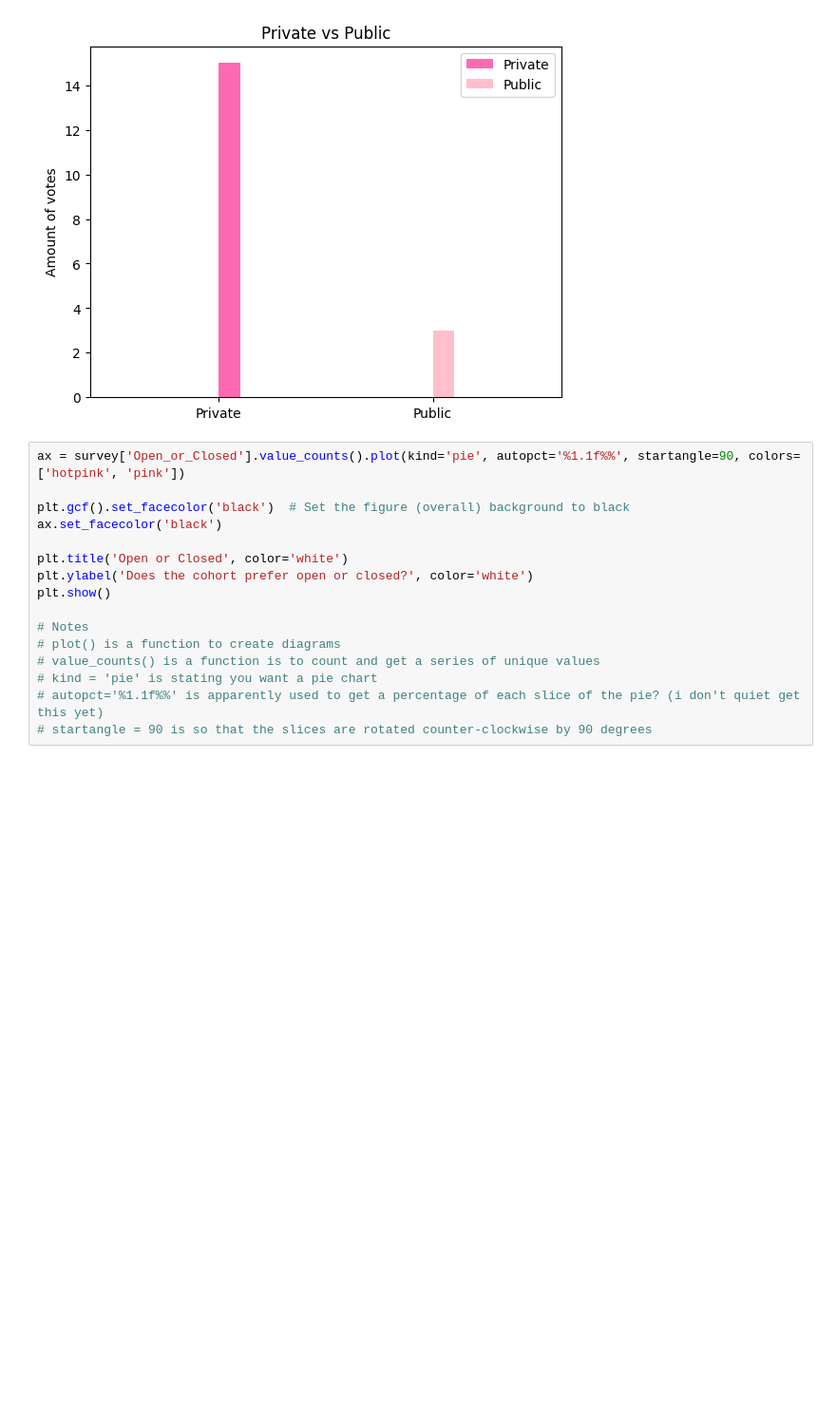
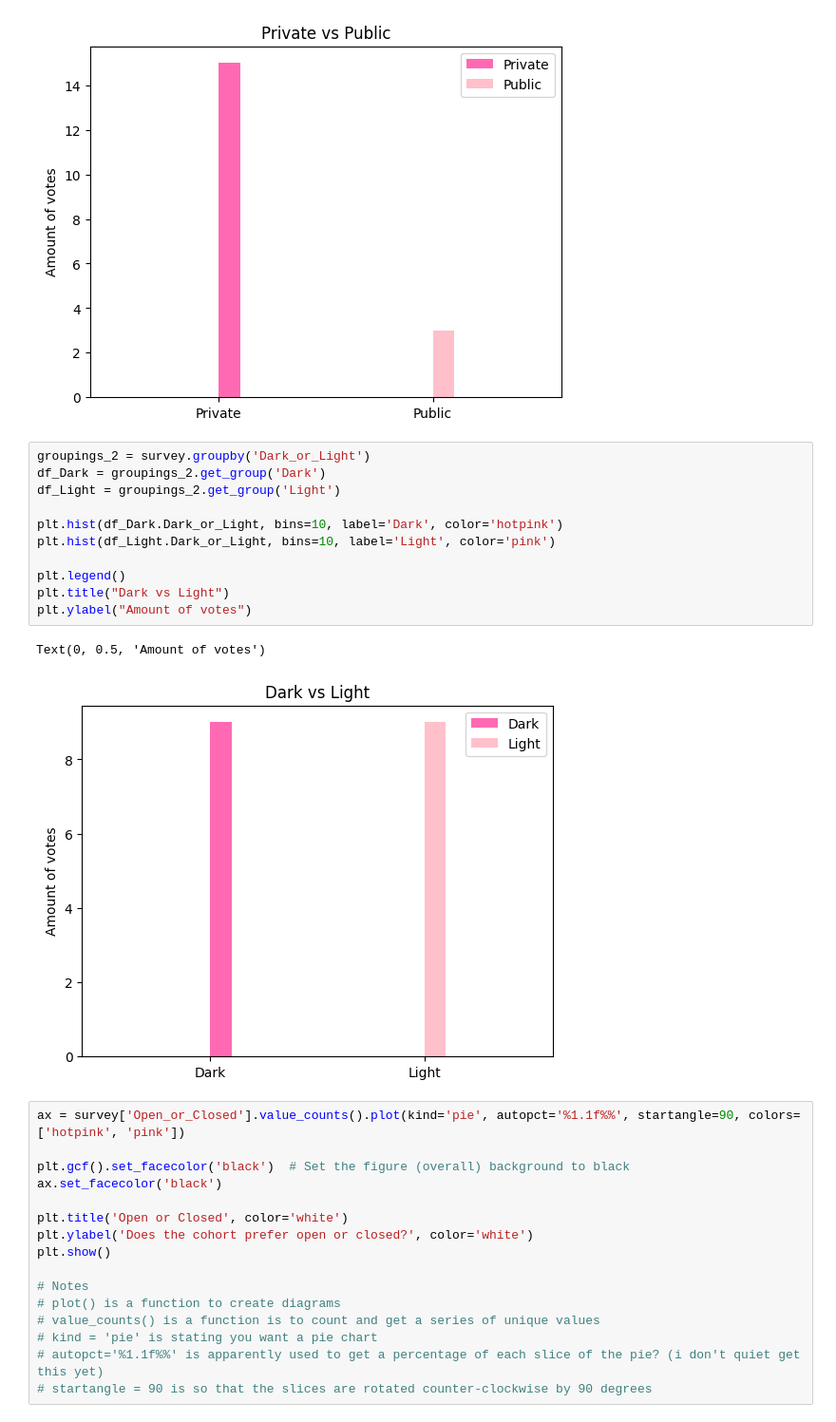
Before and after one commit to Ollyje/olly-data-among-us, a Jupyter notebook: Olly_Survey.ipynb, the cells around one changed output. Shown at 95% size. Drawn from its saved outputs; the diff is of its cells as text; blank space fills up the shorter version.

```diff
--- a/Olly_Survey.ipynb
+++ b/Olly_Survey.ipynb
@@ -173,6 +173,20 @@ plt.ylabel("Amount of votes")
 # %% [output]
 Text(0, 0.5, 'Amount of votes')
 [figure]
+# %%
+groupings_2 = survey.groupby('Dark_or_Light')
+df_Dark = groupings_2.get_group('Dark')
+df_Light = groupings_2.get_group('Light')
+
+plt.hist(df_Dark.Dark_or_Light, bins=10, label='Dark', color='hotpink')
+plt.hist(df_Light.Dark_or_Light, bins=10, label='Light', color='pink')
+
+plt.legend()
+plt.title("Dark vs Light")
+plt.ylabel("Amount of votes")
+# %% [output]
+Text(0, 0.5, 'Amount of votes')
+[figure, added]
 # %%
 ax = survey['Open_or_Closed'].value_counts().plot(kind='pie', autopct='%1.1f%%', startangle=90, colors=['hotpink', 'pink'])
 
```
Also changed, not shown: parts of 2 cells of this notebook.
